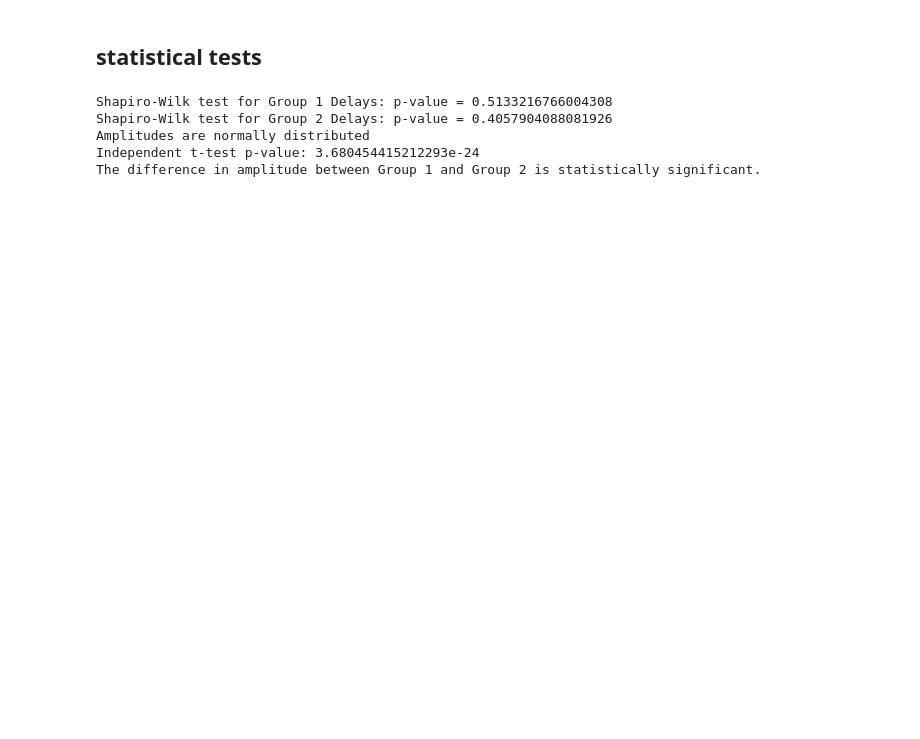
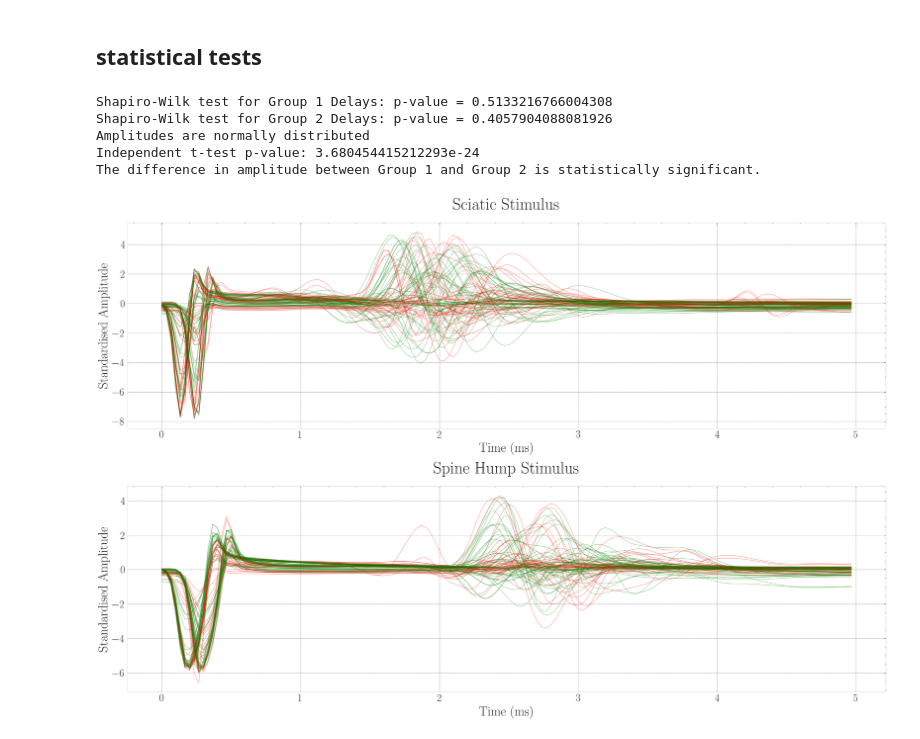
Before and after one commit to raknah/neuroelectrophysiology, a Jupyter notebook: notebooks/MEP_analysis.ipynb, the cells around one changed output. Saved outputs shown, nothing was run; the diff lists cells and outputs as text; code cells hidden in the pictures; blank space fills up the shorter version.

```diff
--- a/notebooks/MEP_analysis.ipynb
+++ b/notebooks/MEP_analysis.ipynb
@@ -262,3 +297,74 @@ Shapiro-Wilk test for Group 2 Delays: p-value = 0.4057904088081926
 Amplitudes are normally distributed
 Independent t-test p-value: 3.680454415212293e-24
 The difference in amplitude between Group 1 and Group 2 is statistically significant.
+# %%
+from matplotlib.colors import ListedColormap
+from scipy.ndimage import gaussian_filter1d as gf
+
+plt.style.use(['science', 'grid'])
+plt.rc('figure', titlesize = 33, figsize = (21, 7))
+plt.rc('axes', titlesize = 27, labelsize = 21, titlepad = 21)
+plt.rc('xtick', labelsize = 17)
+plt.rc('ytick', labelsize = 17)
+
+fig, ax = plt.subplots(2, 1, figsize=(18, 12), dpi=210)
+
+colors = ListedColormap(['green', 'red'])
+
+count = 0
+start, stop = 300, 450
+
+time_in_ms = np.arange(start, stop) * (1/30) - 10
+
+for trial in accepted:
+
+    temp = trial['data']
+    notes = trial['notes']
+    current = notes['currentLevel']
+    group = int(notes['phenoCode'])
+    stim_type = notes['sessionType']
+
+    for channel in range(temp.shape[0]):
+
+        # current correction
+        data = temp[channel, start:stop, :]
+        current_matrix = np.array(current)[np.newaxis, np.newaxis]
+        data = data/current_matrix
+
+        # baseline correction
+        baseline = temp[channel, :300, :].mean(axis=1).mean(axis=0)
+        data = data - baseline
+
+        # event mean and std
+        mean_events = (data.mean(axis=1)).flatten()
+        std_events = (data.std(axis=1)).flatten()
+
+        # smooth signal
+        smoothed_mean = gf(mean_events, sigma=1.25)
+        smoothed_std = gf(std_events, sigma=1.25)
+    #
+        mean = (smoothed_mean - smoothed_mean.mean())/smoothed_mean.std()
+
+        if stim_type == 'sciatic' and group == 1:
+            ax[0].plot(time_in_ms, mean, color='green', alpha=0.3)
+        elif stim_type == 'sciatic' and group == 2:
+            ax[0].plot(time_in_ms, mean, color='red', alpha=0.3)
+        elif stim_type == 'spine_hump' and group == 1:
+            ax[1].plot(time_in_ms, mean, color='green', alpha=0.3)
+        elif stim_type == 'spine_hump' and group == 2:
+            ax[1].plot(time_in_ms, mean, color='red', alpha=0.3)
+        else:
+            continue
+        count+=1
+_
+ax[0].set_title('Sciatic Stimulus')
+ax[0].set_xlabel('Time (ms)')
+ax[0].set_ylabel('Standardised Amplitude')
+ax[1].set_title('Spine Hump Stimulus')
+ax[1].set_xlabel('Time (ms)')
+ax[1].set_ylabel('Standardised Amplitude')
+
+plt.tight_layout()
+plt.show()
+# %% [output]
+[figure, added]
```
Also changed, not shown: parts of 6 cells of this notebook, 5 other files.
